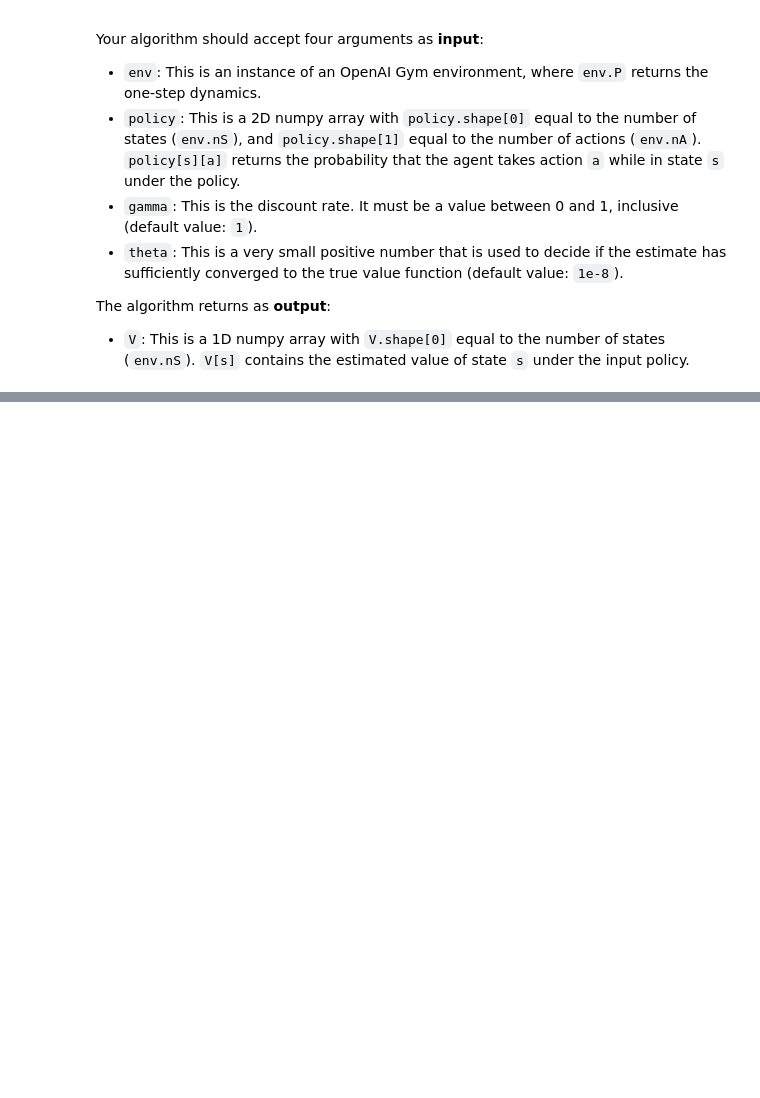
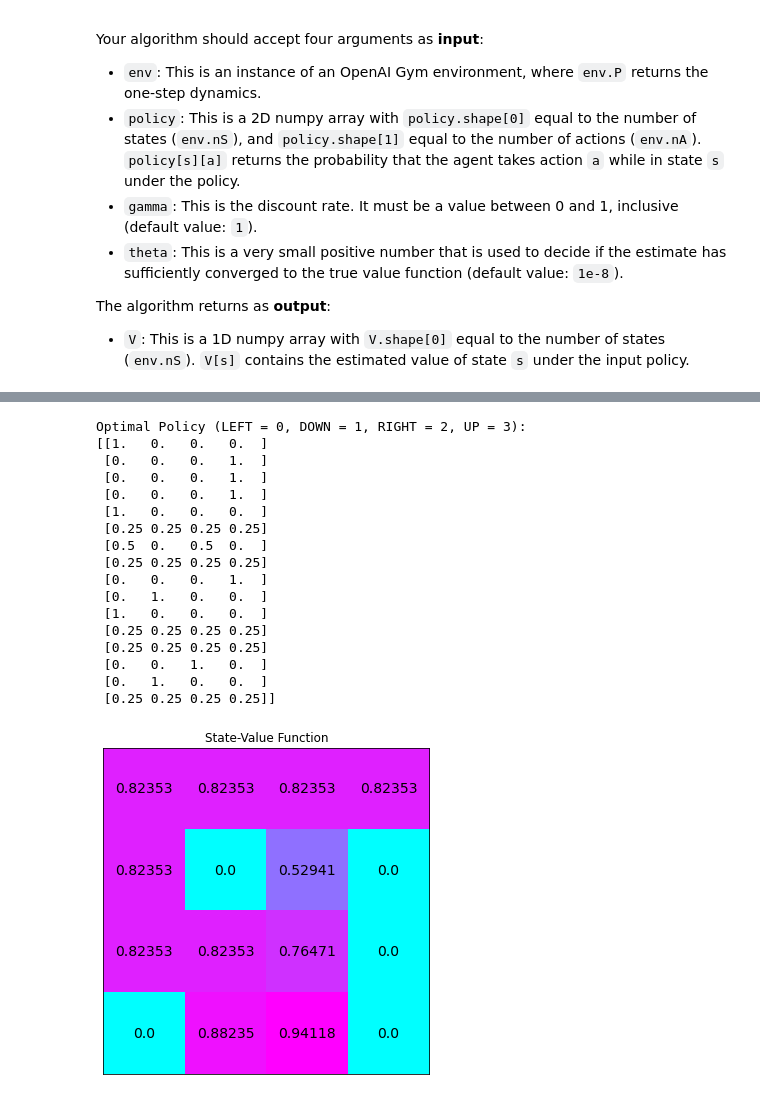
Before and after one commit to purvasingh96/Deep-Reinforcement-Learning, a Jupyter notebook: 1. Dynamic Programming/Dynamic_Programming.ipynb, the cells around one changed output, grey strips where cells are left out. Saved outputs shown, nothing was run; the diff lists cells and outputs as text; code cells hidden in the pictures; blank space fills up the shorter version.

```diff
--- a/1. Dynamic Programming/Dynamic_Programming.ipynb
+++ b/1. Dynamic Programming/Dynamic_Programming.ipynb
@@ -94,0 +196,10 @@ The algorithm returns as **output**:
+# %%
+def policy_improvement(env, V, gamma=1):
+  policy = np.zeros([env.nS, env.nA]) / env.nA
+  for s in range(env.nS):
+    q = q_from_v(env, V, s, gamma)
+    best_action = np.argwhere(q==np.max(q))
+    policy[s] = np.sum([np.eye(env.nA)[i] for i in best_action], axis=0)/len(best_action)
+  return policy
+# %%
+check_test.run_check('policy_improvement_check', policy_improvement)
@@ -94,0 +256,12 @@ The algorithm returns as **output**:
+# %%
+def truncated_policy_evaluation(env, policy, V, max_it=1, gamma=1):
+  num_it = 0
+  while num_it < max_it:
+    for s in range(env.nS):
+      v = 0
+      q = q_from_v(env, V, s, gamma)
+      for a, action_prob in  enumerate(policy[s]):
+        v += action_prob * q[a]
+      V[s] = v
+    num_it += 1
+  return V
@@ -94,0 +280,39 @@ The algorithm returns as **output**:
+# %%
+def truncated_policy_iteration(env, max_it=1, gamma=1, theta=1e-8):
+  V = np.zeros(env.nS)
+  policy = np.ones([env.nS, env.nA]) / env.nA
+  while True:
+    policy = policy_improvement(env, V, gamma)
+    old_V = copy.copy(V)
+    V = truncated_policy_evaluation(env, policy, V, max_it, gamma)
+    if max(abs(V-old_V)) < theta:
+      break
+  return policy, V
+# %%
+policy_tpi, V_tpi = truncated_policy_iteration(env, max_it=2)
+
+# print the optimal policy
+print("\nOptimal Policy (LEFT = 0, DOWN = 1, RIGHT = 2, UP = 3):")
+print(policy_tpi,"\n")
+
+# plot the optimal state-value function
+plot_values(V_tpi)
+# %% [output]
+Optimal Policy (LEFT = 0, DOWN = 1, RIGHT = 2, UP = 3):
+[[1.   0.   0.   0.  ]
+ [0.   0.   0.   1.  ]
+ [0.   0.   0.   1.  ]
+ [0.   0.   0.   1.  ]
+ [1.   0.   0.   0.  ]
+ [0.25 0.25 0.25 0.25]
+ [0.5  0.   0.5  0.  ]
+ [0.25 0.25 0.25 0.25]
+ [0.   0.   0.   1.  ]
+ [0.   1.   0.   0.  ]
+ [1.   0.   0.   0.  ]
+ [0.25 0.25 0.25 0.25]
+ [0.25 0.25 0.25 0.25]
+ [0.   0.   1.   0.  ]
+ [0.   1.   0.   0.  ]
+ [0.25 0.25 0.25 0.25]]
+[figure, added]
```
Also changed, not shown: parts of 20 cells of this notebook.
